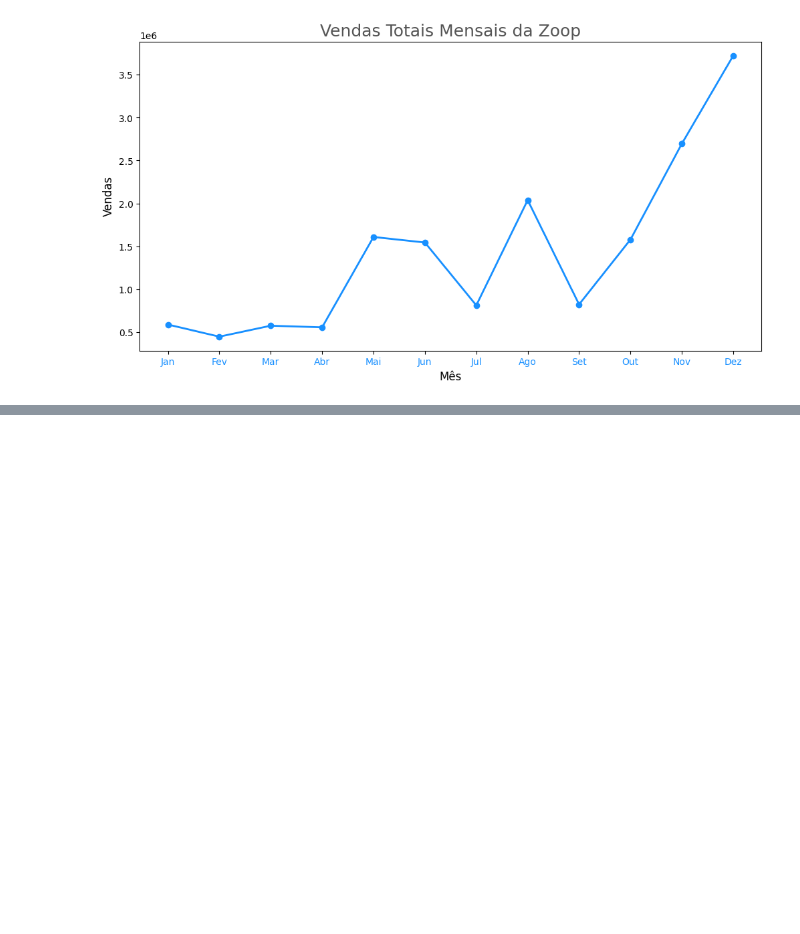
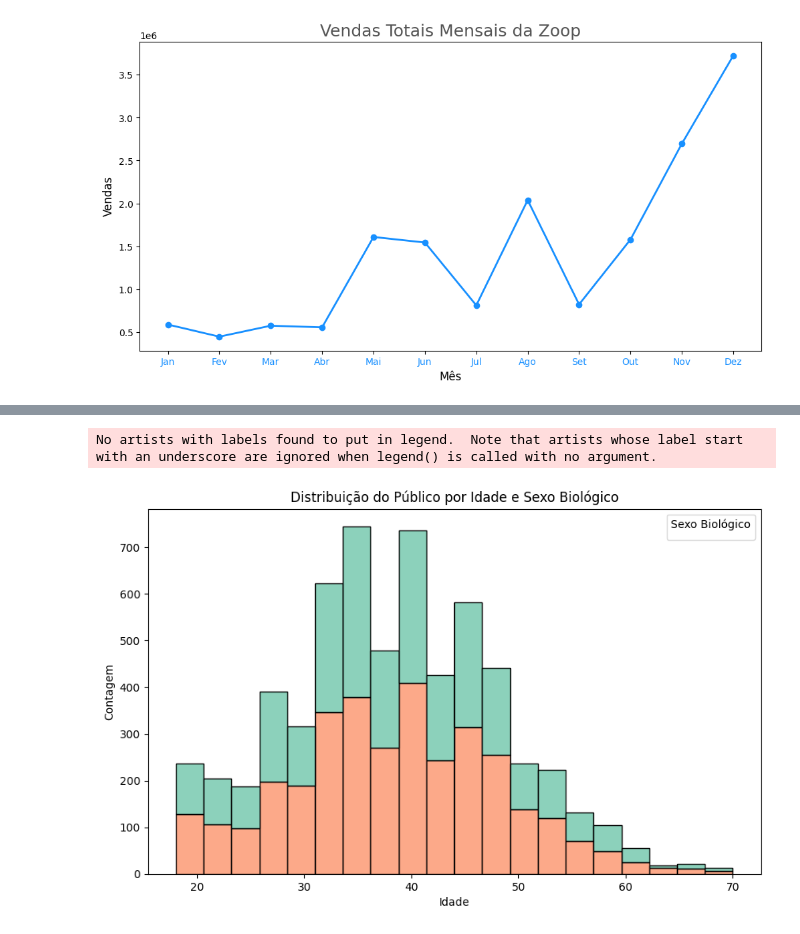
Before and after one commit to ingridalvesz/IA.Data.Science, a Jupyter notebook: dataia.ipynb, the cells around one changed output, grey strips where cells are left out. Cells and saved outputs as stored; diff of their text form; code cells hidden in the pictures; blank space fills up the shorter version.

```diff
--- a/dataia.ipynb
+++ b/dataia.ipynb
@@ -335,0 +383,13 @@ plt.show()
+# %%
+# Visualização em gráfico de barras empilhadas
+plt.figure(figsize=(10, 6))
+sns.histplot(data=df, x='idade', hue='sexo_biologico', multiple='stack', bins=20, palette='Set2')
+plt.title('Distribuição do Público por Idade e Sexo Biológico')
+plt.xlabel('Idade')
+plt.ylabel('Contagem')
+plt.legend(title='Sexo Biológico')
+
+plt.show()
+# %% [output]
+No artists with labels found to put in legend.  Note that artists whose label start with an underscore are ignored when legend() is called with no argument.
+[figure, added]
```
Also changed, not shown: parts of 5 cells of this notebook.
